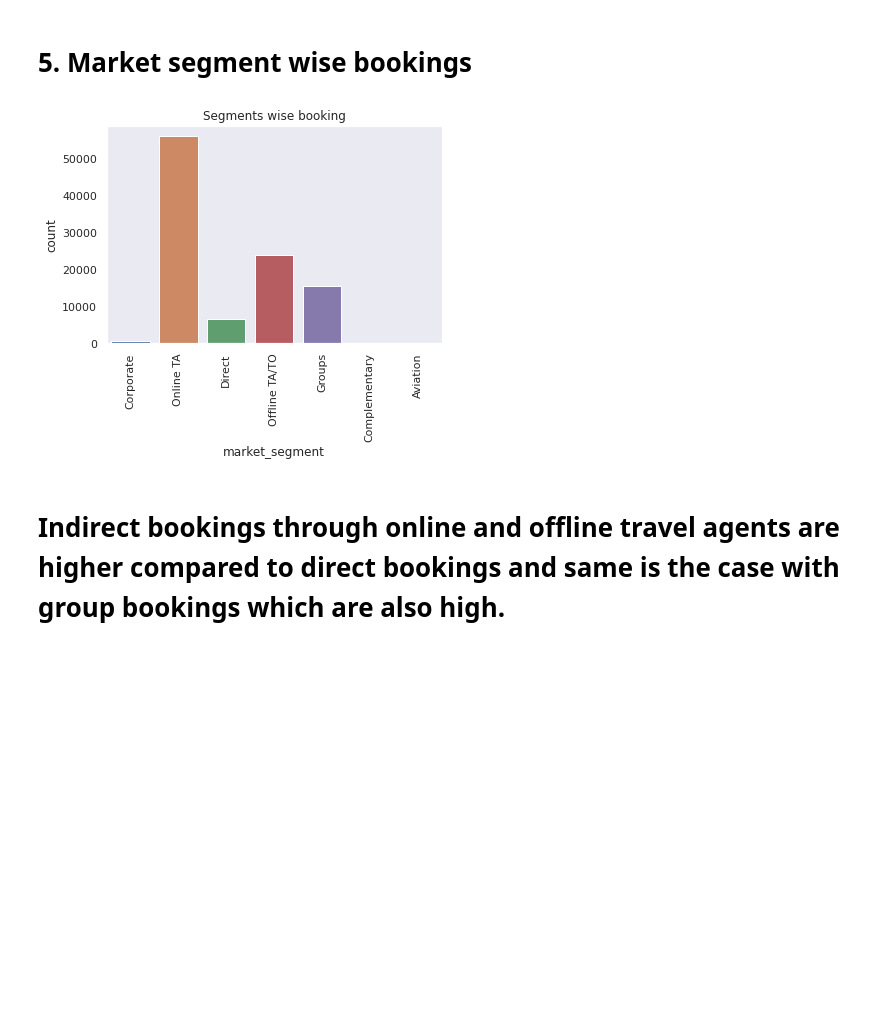
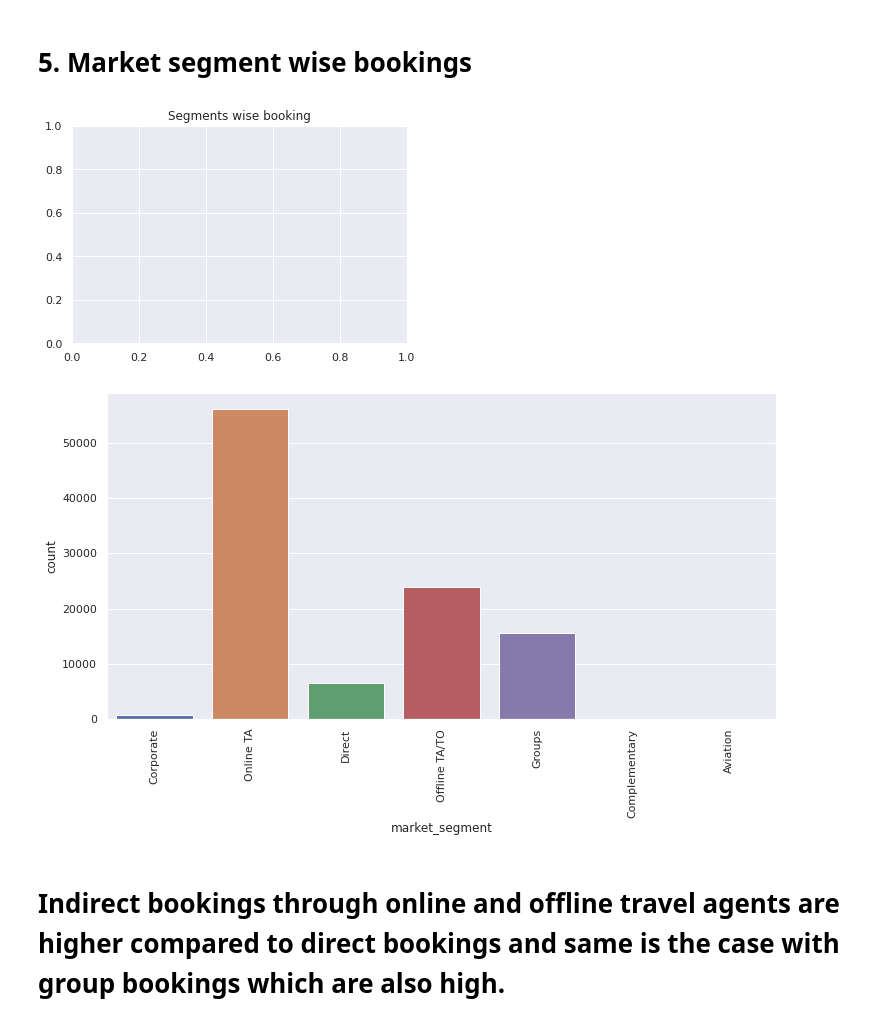
Before and after one commit to preetikhullbe/Hotel-Booking-analysis, a Jupyter notebook: Hotel_Booking_Analysis_Capstone_Project.ipynb, the cells around one changed output. Cells and saved outputs as stored; diff of their text form; code cells hidden in the pictures; blank space fills up the shorter version.

```diff
--- a/Hotel_Booking_Analysis_Capstone_Project.ipynb
+++ b/Hotel_Booking_Analysis_Capstone_Project.ipynb
@@ -506,11 +542,13 @@ plt.show()
 # 5. Market segment wise bookings
 # %%
 plt.title("Segments wise booking")
+plt.figure(figsize=(12, 6))
 ax = sns.countplot(x = "market_segment", data = df)
 plt.xticks(rotation = 90)
 plt.show()
 # %% [output]
-[figure, old version]
+[figure, new version]
+[figure, added]
 # %% [markdown]
 # Indirect bookings through online and offline travel agents are higher compared to direct bookings and same is the case with group bookings which are also high.
 # %% [markdown]
```
Also changed, not shown: parts of 55 cells of this notebook.
